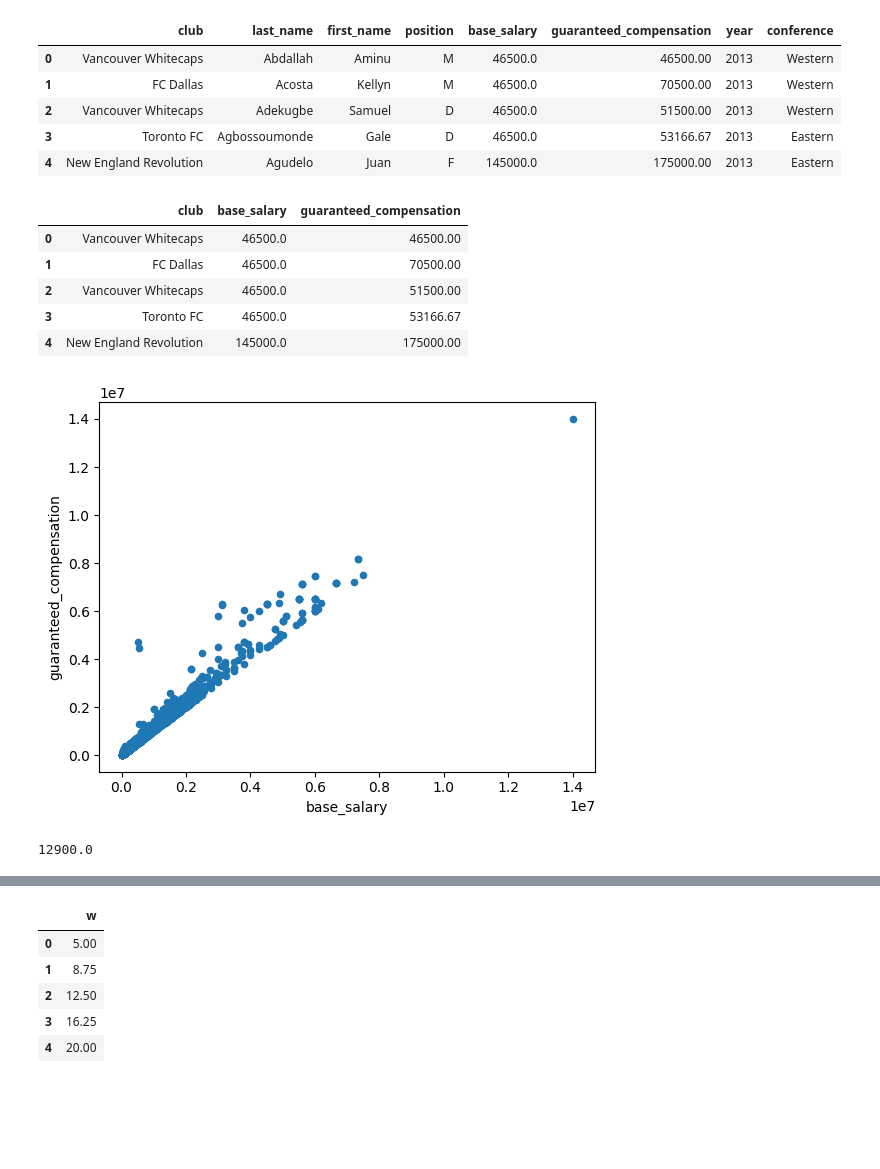
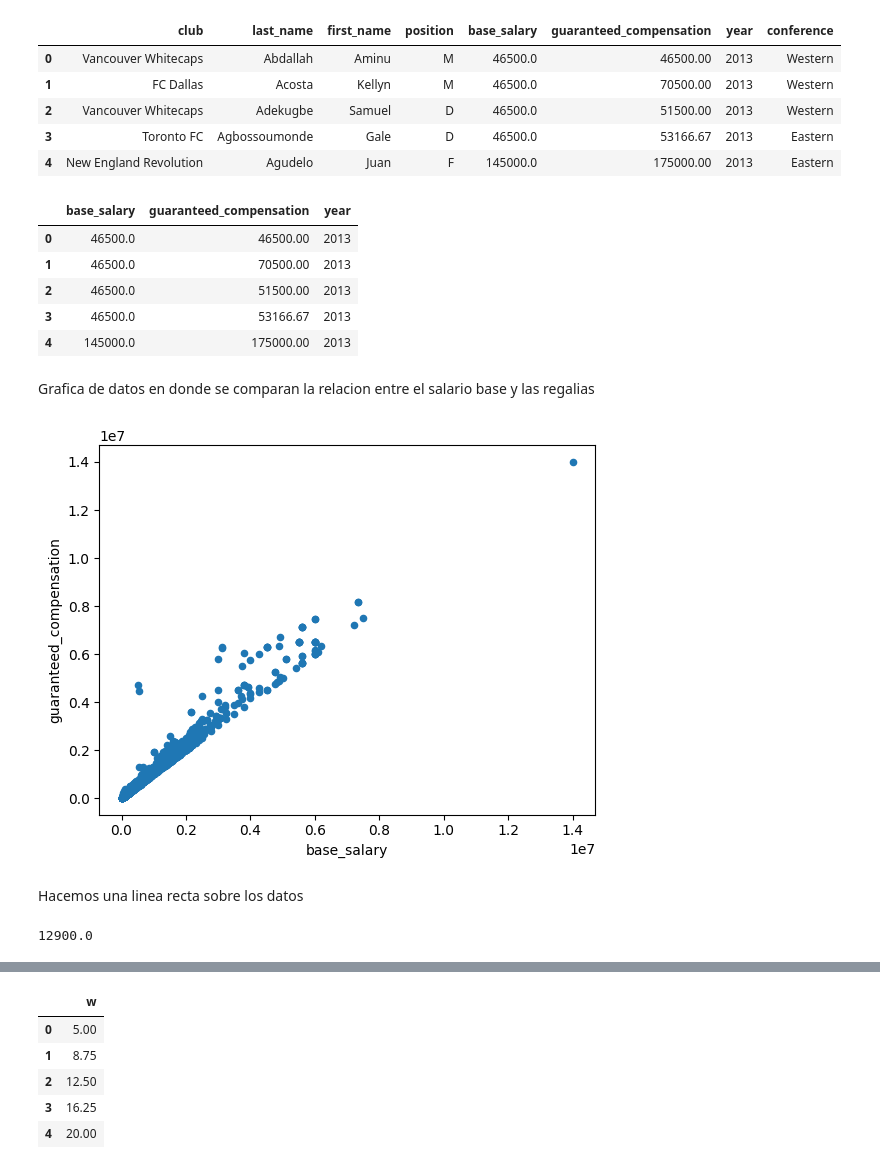
Before and after one commit to bry4ann02/BECC1927439-MineriaDeDatos, a Jupyter notebook: Practica 6.ipynb, the cells around one changed output, grey strips where cells are left out. Drawn from its saved outputs; the diff is of its cells as text; code cells hidden in the pictures; blank space fills up the shorter version.

```diff
--- a/Practica 6.ipynb
+++ b/Practica 6.ipynb
@@ -27,10 +27,10 @@ df
 10373 rows × 8 columns
 # %%
 #Se eliminan los datos NA
-#df.isna().sum()
-#df.shape
-#df = df.dropna()
-#df.shape
+df.isna().sum()
+df.shape
+df = df.dropna()
+df.shape
 # %% [output]
 (9382, 8)
 # %%
@@ -43,24 +43,27 @@ df.head()
 | 3 | Toronto FC | Agbossoumonde | Gale | D | 46500.0 | 53166.67 | 2013 | Eastern |
 | 4 | New England Revolution | Agudelo | Juan | F | 145000.0 | 175000.00 | 2013 | Eastern |
 # %%
-df[['club', 'base_salary', 'guaranteed_compensation']].head()
+df[['base_salary', 'guaranteed_compensation', 'year']].head()
 # %% [output]
-|  | club | base_salary | guaranteed_compensation |
-| 0 | Vancouver Whitecaps | 46500.0 | 46500.00 |
-| 1 | FC Dallas | 46500.0 | 70500.00 |
-| 2 | Vancouver Whitecaps | 46500.0 | 51500.00 |
-| 3 | Toronto FC | 46500.0 | 53166.67 |
-| 4 | New England Revolution | 145000.0 | 175000.00 |
+|  | base_salary | guaranteed_compensation | year |
+| 0 | 46500.0 | 46500.00 | 2013 |
+| 1 | 46500.0 | 70500.00 | 2013 |
+| 2 | 46500.0 | 51500.00 | 2013 |
+| 3 | 46500.0 | 53166.67 | 2013 |
+| 4 | 145000.0 | 175000.00 | 2013 |
+# %% [markdown]
+Grafica de datos en donde se comparan la relacion entre el salario base y las regalias
 # %%
 df.plot.scatter(x='base_salary', y='guaranteed_compensation')
 plt.show()
 # %% [output]
-[figure, old version]
+[figure, new version]
-# %%
-#Hacemos una linea recta sobre los datos
-df['base_salary'].min()
-# %% [output]
-12900.0
+# %% [markdown]
+Hacemos una linea recta sobre los datos
+# %%
+df['base_salary'].min()
+# %% [output]
+12900.0
 # %%
 #Parametros de la recta
 w = 1
```
Also changed, not shown: parts of 7 cells of this notebook.
